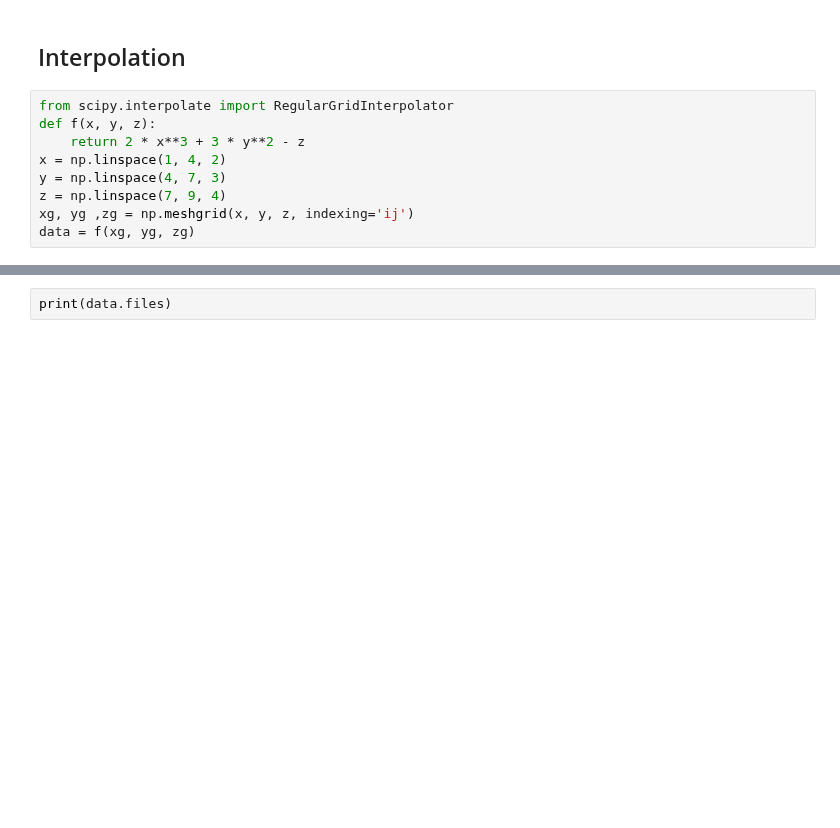
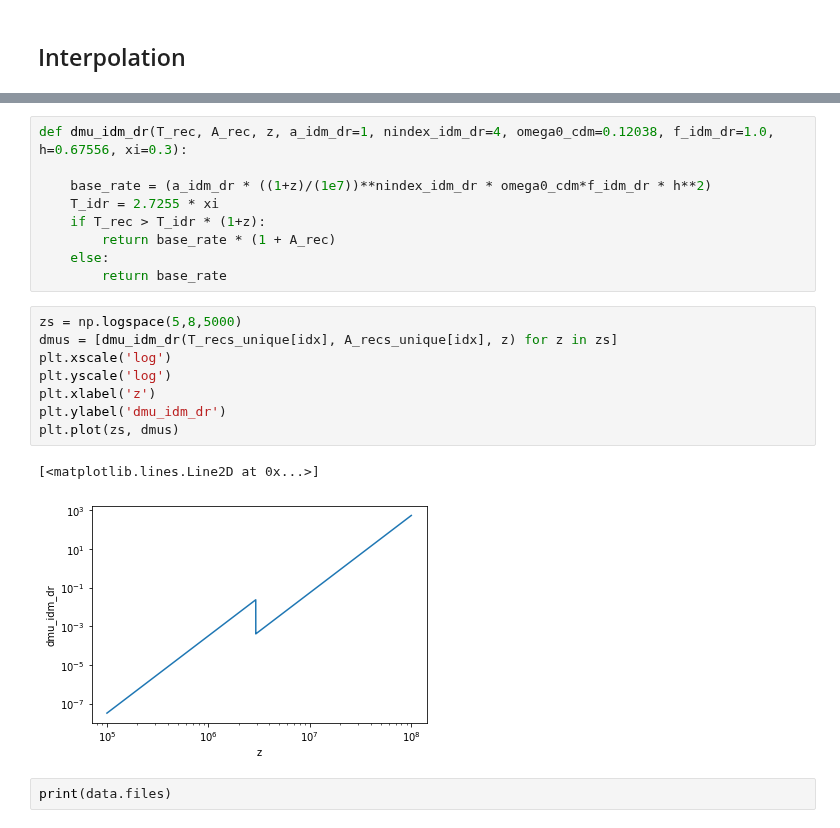
Before and after one commit to NolanSmyth/class_recoupling, a Jupyter notebook: plotPk.ipynb, the cells around one changed output, grey strips where cells are left out. Drawn from its saved outputs; the diff is of its cells as text; blank space fills up the shorter version.

```diff
--- a/plotPk.ipynb
+++ b/plotPk.ipynb
@@ -56,13 +51,4 @@ plt.xlim(1e0,1e2)
 [figure]
 # %% [markdown]
 ## Interpolation
-# %%
-from scipy.interpolate import RegularGridInterpolator
-def f(x, y, z):
-    return 2 * x**3 + 3 * y**2 - z
-x = np.linspace(1, 4, 2)
-y = np.linspace(4, 7, 3)
-z = np.linspace(7, 9, 4)
-xg, yg ,zg = np.meshgrid(x, y, z, indexing='ij')
-data = f(xg, yg, zg)
 # %%
@@ -97,3 +80,23 @@ T_recs
+# %%
+def dmu_idm_dr(T_rec, A_rec, z, a_idm_dr=1, nindex_idm_dr=4, omega0_cdm=0.12038, f_idm_dr=1.0, h=0.67556, xi=0.3):
+
+    base_rate = (a_idm_dr * ((1+z)/(1e7))**nindex_idm_dr * omega0_cdm*f_idm_dr * h**2)
+    T_idr = 2.7255 * xi
+    if T_rec > T_idr * (1+z):
+        return base_rate * (1 + A_rec)
+    else:
+        return base_rate
+# %%
+zs = np.logspace(5,8,5000)
+dmus = [dmu_idm_dr(T_recs_unique[idx], A_recs_unique[idx], z) for z in zs]
+plt.xscale('log')
+plt.yscale('log')
+plt.xlabel('z')
+plt.ylabel('dmu_idm_dr')
+plt.plot(zs, dmus)
+# %% [output]
+[<matplotlib.lines.Line2D at 0x...>]
+[figure, added]
 # %%
 print(data.files)
 # %% [output]
```
Also changed, not shown: parts of 16 cells of this notebook.
